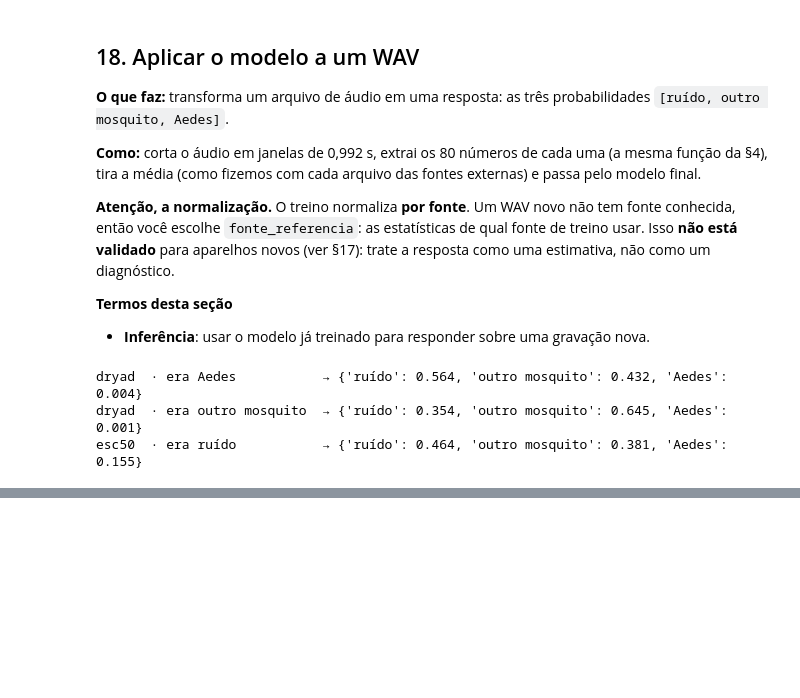
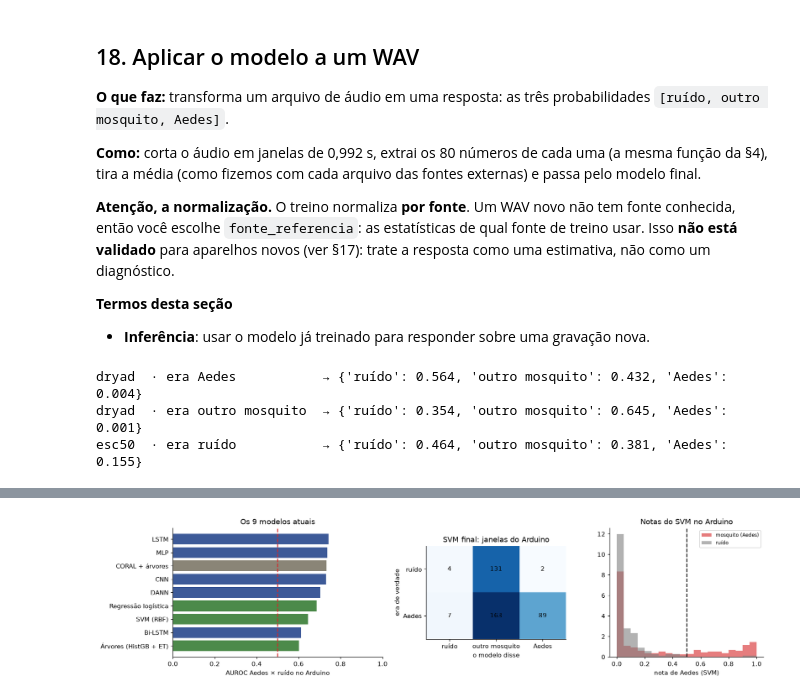
Before and after one commit to Lciarallo/mosquito-wingbeat, a Jupyter notebook: notebooks/detector_ternario_treinamento_teste_aplicacao.ipynb, the cells around one changed output, grey strips where cells are left out. Saved outputs shown, nothing was run; the diff lists cells and outputs as text; code cells hidden in the pictures; blank space fills up the shorter version.

```diff
--- a/notebooks/detector_ternario_treinamento_teste_aplicacao.ipynb
+++ b/notebooks/detector_ternario_treinamento_teste_aplicacao.ipynb
@@ -1322,0 +1600,29 @@ esc50  · era ruído           → {'ruído': 0.464, 'outro mosquito': 0.381, 'A
+# %%
+P_svm = modelo_final(XN_EXT[IA]); nota_svm = P_svm[:, 2]
+fig, ax = plt.subplots(1, 3, figsize=(15, 3.8), gridspec_kw={'width_ratios': [1.5, 1, 1.1]})
+ax[0].barh(tab_ard.index, tab_ard['AUROC Aedes×ruído'], color=[cores[NOMES[k][1]] for k in [next(t for t in NOMES if NOMES[t][0] == n) for n in tab_ard.index]])
+ax[0].axvline(.5, color='tab:red', ls='--'); ax[0].invert_yaxis(); ax[0].set_xlim(0, 1); ax[0].set_xlabel('AUROC Aedes × ruído no Arduino'); ax[0].set_title('Os 9 modelos atuais')
+pred = np.where(nota_svm > .5, 2, P_svm[:, :2].argmax(1))
+cm_a = confusion_matrix(YA, pred, labels=[0, 1, 2])[[0, 2]]
+ax[1].imshow(cm_a, cmap='Blues'); ax[1].set_xticks(range(3), CLASSES); ax[1].set_yticks([0, 1], ['ruído', 'Aedes'])
+for (i, j), v in np.ndenumerate(cm_a): ax[1].text(j, i, v, ha='center', va='center')
+ax[1].set_xlabel('o modelo disse'); ax[1].set_ylabel('era de verdade'); ax[1].set_title('SVM final: janelas do Arduino')
+b = np.linspace(0, 1, 21)
+ax[2].hist(nota_svm[YA == 2], b, alpha=.6, color='tab:red', label='mosquito (Aedes)', density=True)
+ax[2].hist(nota_svm[YA == 0], b, alpha=.6, color='gray', label='ruído', density=True)
+ax[2].axvline(.5, color='k', ls='--'); ax[2].set_xlabel('nota de Aedes (SVM)'); ax[2].legend(fontsize=8); ax[2].set_title('Notas do SVM no Arduino')
+plt.tight_layout(); plt.show()
+
+# por arquivo: o SVM em cada janela e na média das janelas de mosquito (como a §18 faz com um WAV)
+linhas = []
+for nome_, q in ard.groupby('arquivo', sort=True):
+    k = ard.arquivo.eq(nome_).to_numpy(); km = k & (YA == 2); kr = k & (YA == 0)
+    media = modelo_final(XN_EXT[IA][km].mean(0, keepdims=True))[0] if km.any() else [np.nan] * 3
+    linhas.append({'arquivo': nome_[15:-4], 's de mosquito': int(km.sum()), 'mosquito: Aedes > 0,5': (nota_svm[km] > .5).mean() if km.any() else np.nan,
+                   'mosquito: "outro mosquito"': (pred[km] == 1).mean() if km.any() else np.nan, 'mosquito: "ruído"': (pred[km] == 0).mean() if km.any() else np.nan,
+                   's de ruído': int(kr.sum()), 'ruído: Aedes > 0,5': (nota_svm[kr] > .5).mean() if kr.any() else np.nan,
+                   'média das janelas de mosquito → Aedes': media[2]})
+por_arquivo = pd.DataFrame(linhas).set_index('arquivo')
+display(por_arquivo.style.format({c: '{:.0%}' for c in por_arquivo.columns if not c.startswith('s de')} | {'média das janelas de mosquito → Aedes': '{:.2f}'}, na_rep='—'))
+# %% [output]
+[figure, added]
```
Also changed, not shown: parts of 17 cells of this notebook, 4 other files.
